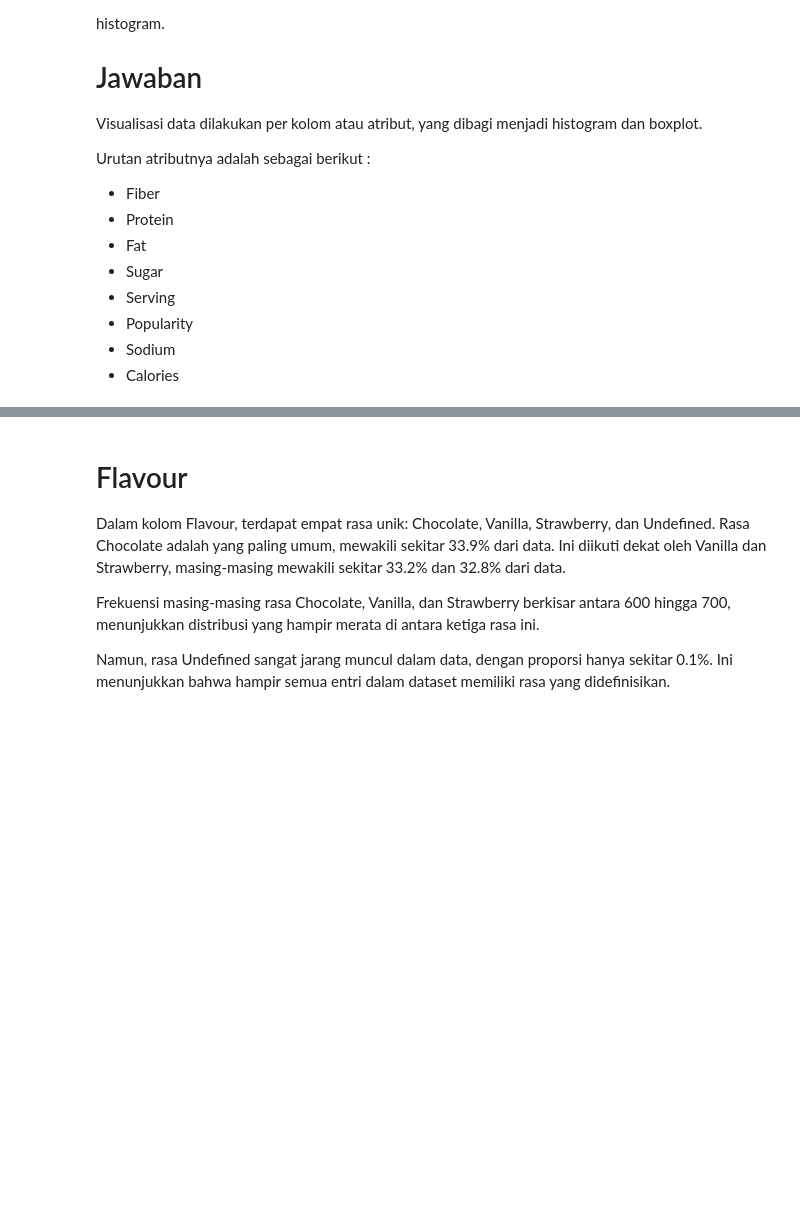
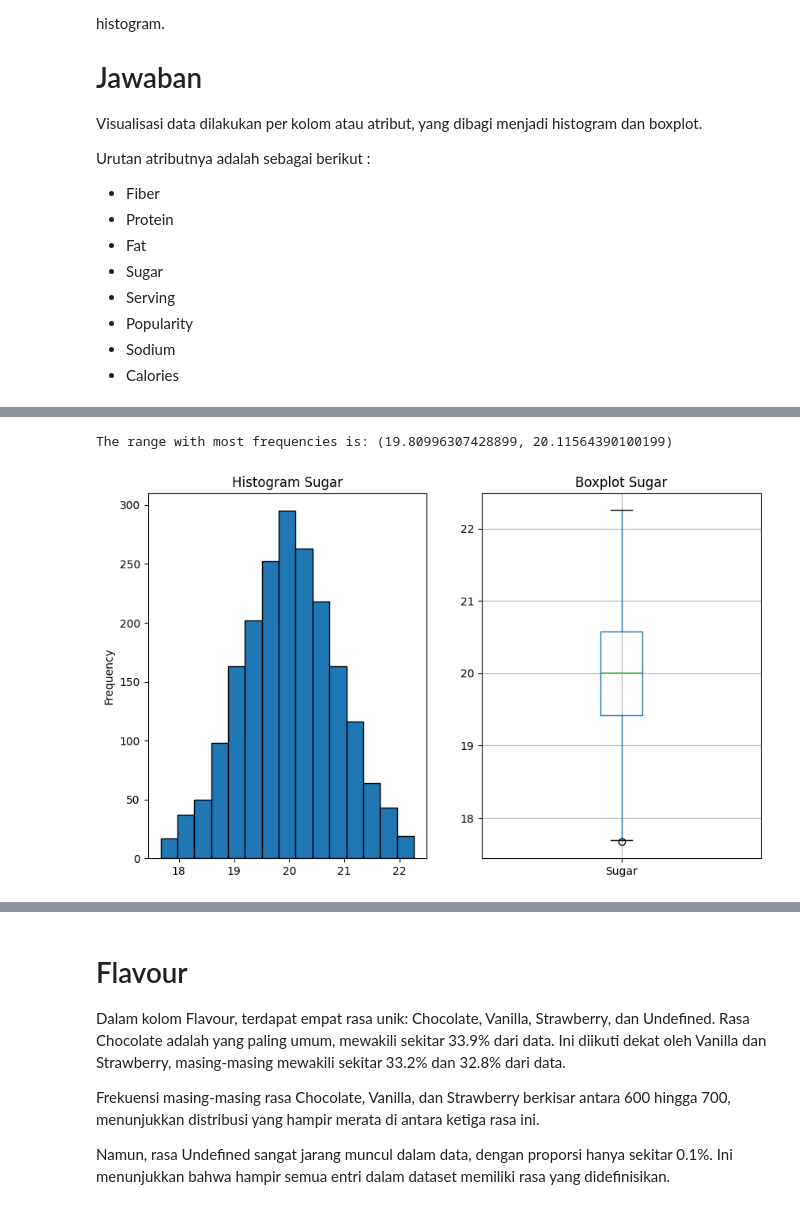
Before and after one commit to alandmprtma/IF2220-Tubes-Probstat, a Jupyter notebook: K03-IF2220-13522124-13522135.ipynb, the cells around one changed output, grey strips where cells are left out. Drawn from its saved outputs; the diff is of its cells as text; code cells hidden in the pictures; blank space fills up the shorter version.

```diff
--- a/K03-IF2220-13522124-13522135.ipynb
+++ b/K03-IF2220-13522124-13522135.ipynb
@@ -384,0 +349,6 @@ plot_attribute(data, 'Calories')
+# %%
+plot_attribute(data, 'Sugar')
+print_most_frequent_range(data, 'Sugar')
+# %% [output]
+The range with most frequencies is: (19.80996307428899, 20.11564390100199)
+[figure, added]
```
Also changed, not shown: parts of 40 cells of this notebook.
